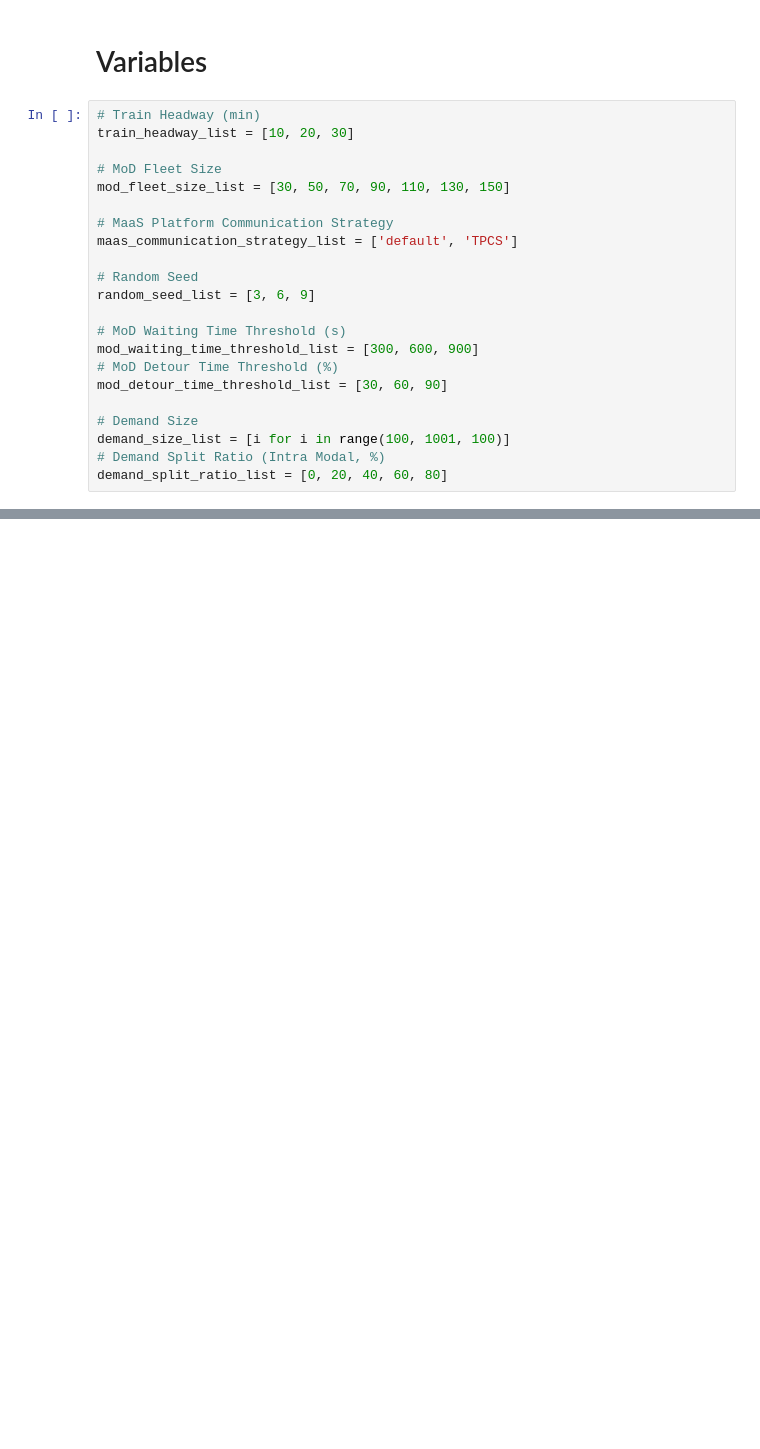
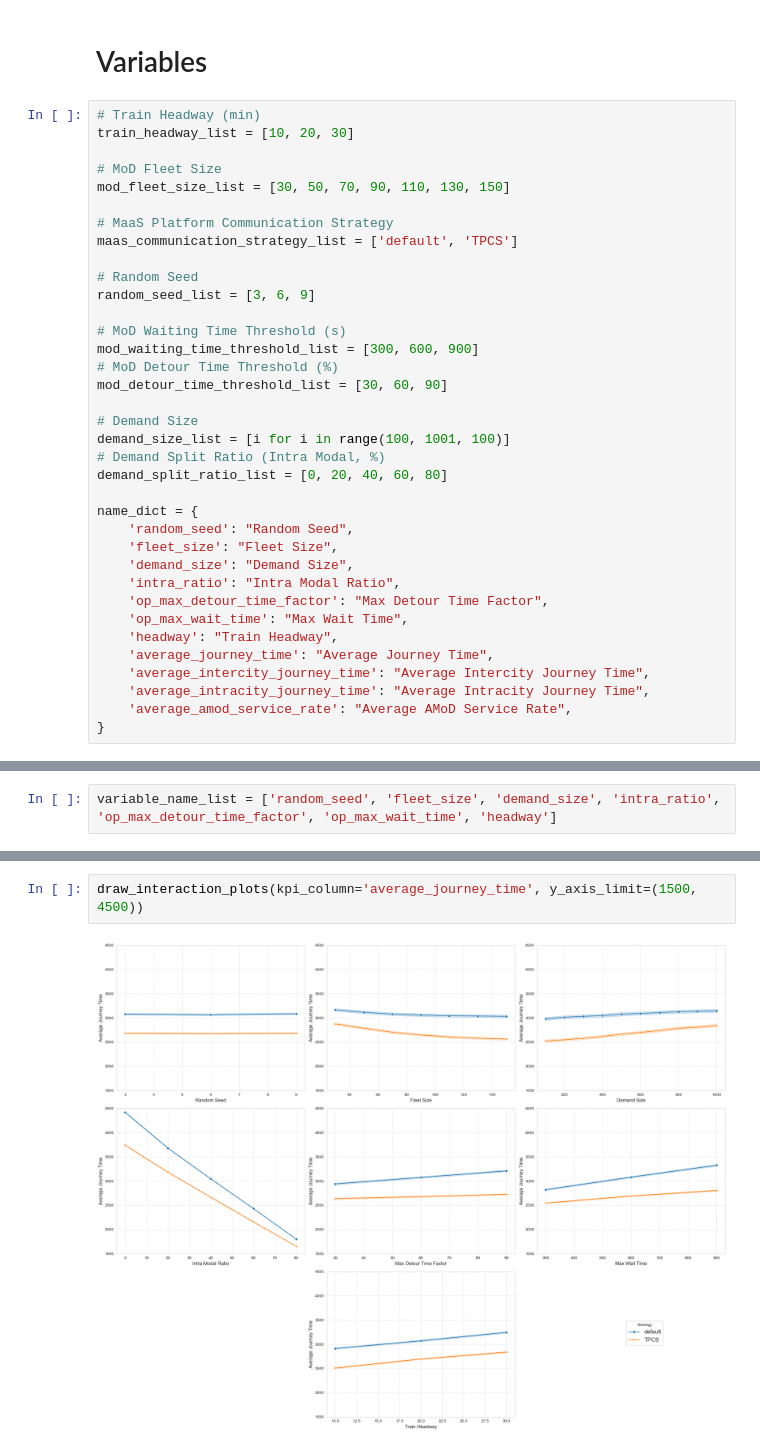
Before and after one commit to ChenhaoDing/J26-TPCS, a Jupyter notebook: 5-VISUALIZE-0-amod-simulations.ipynb, the cells around one changed output, grey strips where cells are left out. Saved outputs shown, nothing was run; the diff lists cells and outputs as text; blank space fills up the shorter version.

Commit message:
Visualize AMoD simulation results

```diff
--- a/5-VISUALIZE-0-amod-simulations.ipynb
+++ b/5-VISUALIZE-0-amod-simulations.ipynb
@@ -42,3 +56,17 @@ mod_detour_time_threshold_list = [30, 60, 90]
 demand_size_list = [i for i in range(100, 1001, 100)]
 # Demand Split Ratio (Intra Modal, %)
 demand_split_ratio_list = [0, 20, 40, 60, 80]
+
+name_dict = {
+    'random_seed': "Random Seed",
+    'fleet_size': "Fleet Size",
+    'demand_size': "Demand Size",
+    'intra_ratio': "Intra Modal Ratio",
+    'op_max_detour_time_factor': "Max Detour Time Factor",
+    'op_max_wait_time': "Max Wait Time",
+    'headway': "Train Headway",
+    'average_journey_time': "Average Journey Time",
+    'average_intercity_journey_time': "Average Intercity Journey Time",
+    'average_intracity_journey_time': "Average Intracity Journey Time",
+    'average_amod_service_rate': "Average AMoD Service Rate",
+}
@@ -44,0 +148,2 @@ demand_split_ratio_list = [0, 20, 40, 60, 80]
+# %%
+variable_name_list = ['random_seed', 'fleet_size', 'demand_size', 'intra_ratio', 'op_max_detour_time_factor', 'op_max_wait_time', 'headway']
@@ -44,0 +213,4 @@ demand_split_ratio_list = [0, 20, 40, 60, 80]
+# %%
+draw_interaction_plots(kpi_column='average_journey_time', y_axis_limit=(1500, 4500))
+# %% [output]
+[figure, added]
```
Also changed, not shown: parts of 39 cells of this notebook, 4 other files.
